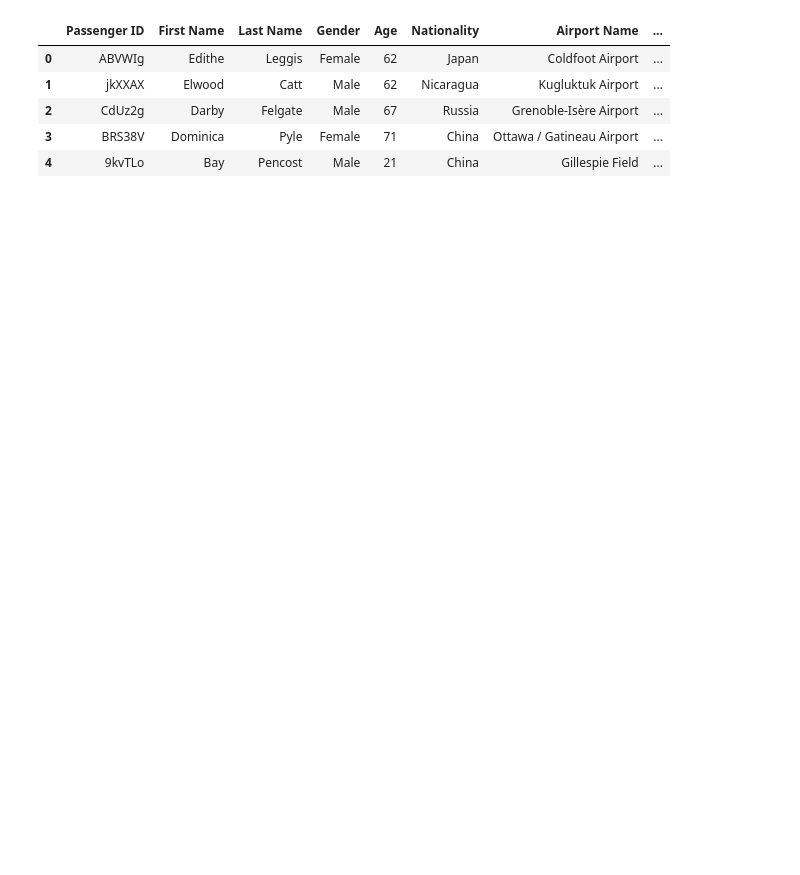
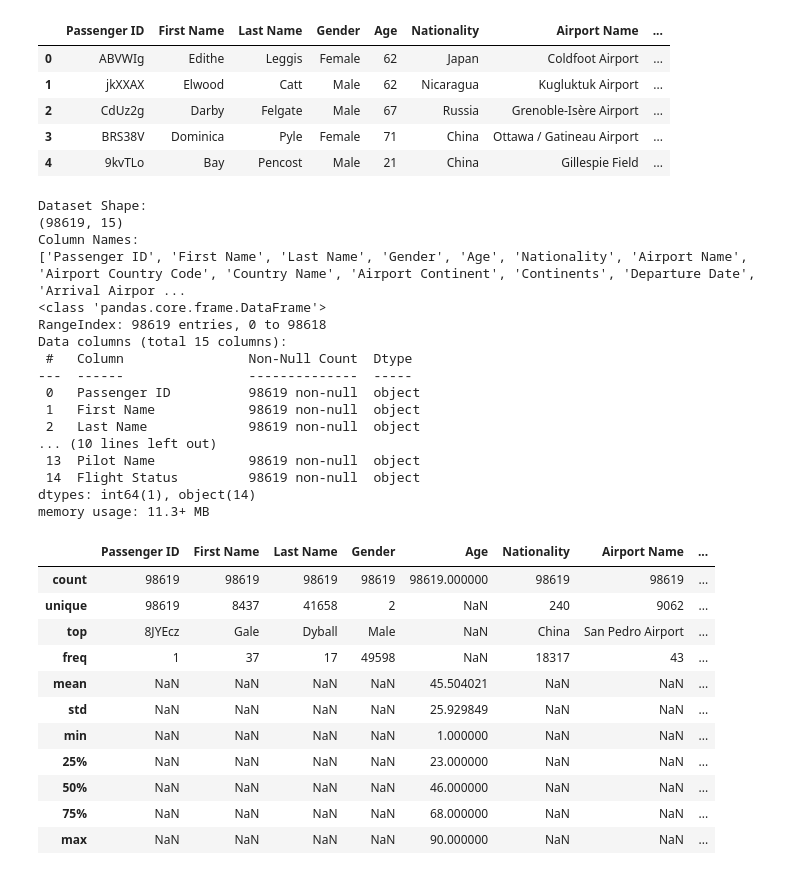
Before and after one commit to amr0ym/TM351-Data-Management-TMA, a Jupyter notebook: Q1_Exploration.ipynb, the cells around one changed output. Cells and saved outputs as stored; diff of their text form; code cells hidden in the pictures; blank space fills up the shorter version.

```diff
--- a/Q1_Exploration.ipynb
+++ b/Q1_Exploration.ipynb
@@ -3,14 +3,55 @@
 # %%
 import pandas as pd
 
-url = 'https://raw.githubusercontent.com/amr0ym/TM351-Data-Management-TMA/refs/heads/main/Airline%20Dataset%20Updated%20-%20v2.csv'
+# Load dataset directly from GitHub (Raw URL)
+url = "https://raw.githubusercontent.com/amr0ym/TM351-Data-Management-TMA/refs/heads/main/Airline%20Dataset%20Updated%20-%20v2.csv"
 df = pd.read_csv(url)
-
-df.head()
-# %% [output]
-|  | Passenger ID | First Name | Last Name | Gender | Age | Nationality | Airport Name | ... |
-| 0 | ABVWIg | Edithe | Leggis | Female | 62 | Japan | Coldfoot Airport | ... |
-| 1 | jkXXAX | Elwood | Catt | Male | 62 | Nicaragua | Kugluktuk Airport | ... |
-| 2 | CdUz2g | Darby | Felgate | Male | 67 | Russia | Grenoble-Isère Airport | ... |
-| 3 | BRS38V | Dominica | Pyle | Female | 71 | China | Ottawa / Gatineau Airport | ... |
-| 4 | 9kvTLo | Bay | Pencost | Male | 21 | China | Gillespie Field | ... |
+# %%
+# Explore the structure and contents of the dataset
+
+display(df.head())
+
+print("Dataset Shape:")
+print(df.shape)
+
+print("Column Names:")
+print(df.columns.tolist())
+
+df.info()
+display(df.describe(include="all"))
+# %% [output]
+|  | Passenger ID | First Name | Last Name | Gender | Age | Nationality | Airport Name | ... |
+| 0 | ABVWIg | Edithe | Leggis | Female | 62 | Japan | Coldfoot Airport | ... |
+| 1 | jkXXAX | Elwood | Catt | Male | 62 | Nicaragua | Kugluktuk Airport | ... |
+| 2 | CdUz2g | Darby | Felgate | Male | 67 | Russia | Grenoble-Isère Airport | ... |
+| 3 | BRS38V | Dominica | Pyle | Female | 71 | China | Ottawa / Gatineau Airport | ... |
+| 4 | 9kvTLo | Bay | Pencost | Male | 21 | China | Gillespie Field | ... |
+Dataset Shape:
+(98619, 15)
+Column Names:
+['Passenger ID', 'First Name', 'Last Name', 'Gender', 'Age', 'Nationality', 'Airport Name', 'Airport Country Code', 'Country Name', 'Airport Continent', 'Continents', 'Departure Date', 'Arrival Airpor ...
+<class 'pandas.core.frame.DataFrame'>
+RangeIndex: 98619 entries, 0 to 98618
+Data columns (total 15 columns):
+ #   Column                Non-Null Count  Dtype
+---  ------                --------------  -----
+ 0   Passenger ID          98619 non-null  object
+ 1   First Name            98619 non-null  object
+ 2   Last Name             98619 non-null  object
+... (10 lines left out)
+ 13  Pilot Name            98619 non-null  object
+ 14  Flight Status         98619 non-null  object
+dtypes: int64(1), object(14)
+memory usage: 11.3+ MB
+|  | Passenger ID | First Name | Last Name | Gender | Age | Nationality | Airport Name | ... |
+| count | 98619 | 98619 | 98619 | 98619 | 98619.000000 | 98619 | 98619 | ... |
+| unique | 98619 | 8437 | 41658 | 2 | NaN | 240 | 9062 | ... |
+| top | 8JYEcz | Gale | Dyball | Male | NaN | China | San Pedro Airport | ... |
+| freq | 1 | 37 | 17 | 49598 | NaN | 18317 | 43 | ... |
+| mean | NaN | NaN | NaN | NaN | 45.504021 | NaN | NaN | ... |
+| std | NaN | NaN | NaN | NaN | 25.929849 | NaN | NaN | ... |
+| min | NaN | NaN | NaN | NaN | 1.000000 | NaN | NaN | ... |
+| 25% | NaN | NaN | NaN | NaN | 23.000000 | NaN | NaN | ... |
+| 50% | NaN | NaN | NaN | NaN | 46.000000 | NaN | NaN | ... |
+| 75% | NaN | NaN | NaN | NaN | 68.000000 | NaN | NaN | ... |
+| max | NaN | NaN | NaN | NaN | 90.000000 | NaN | NaN | ... |
```
Also changed, not shown: parts of 2 cells of this notebook.
